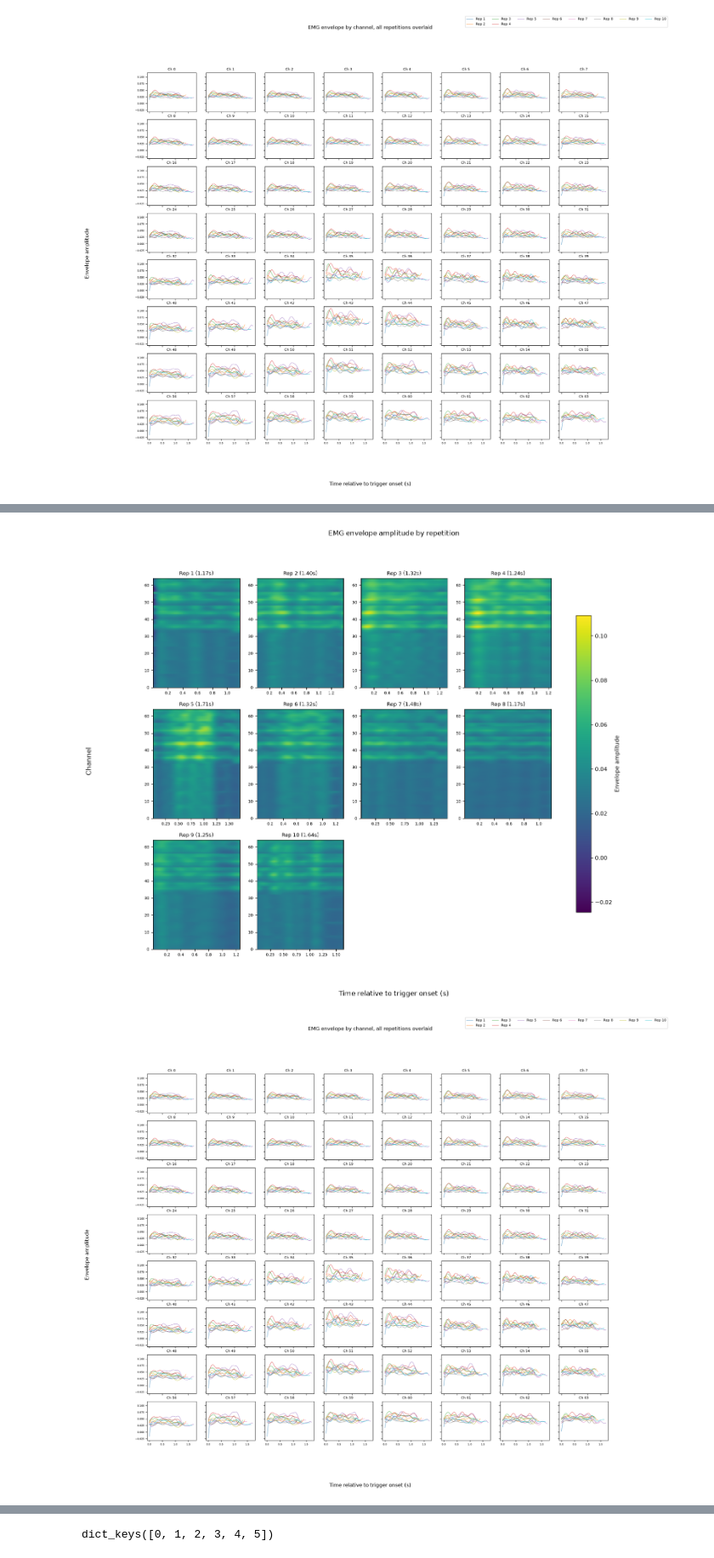
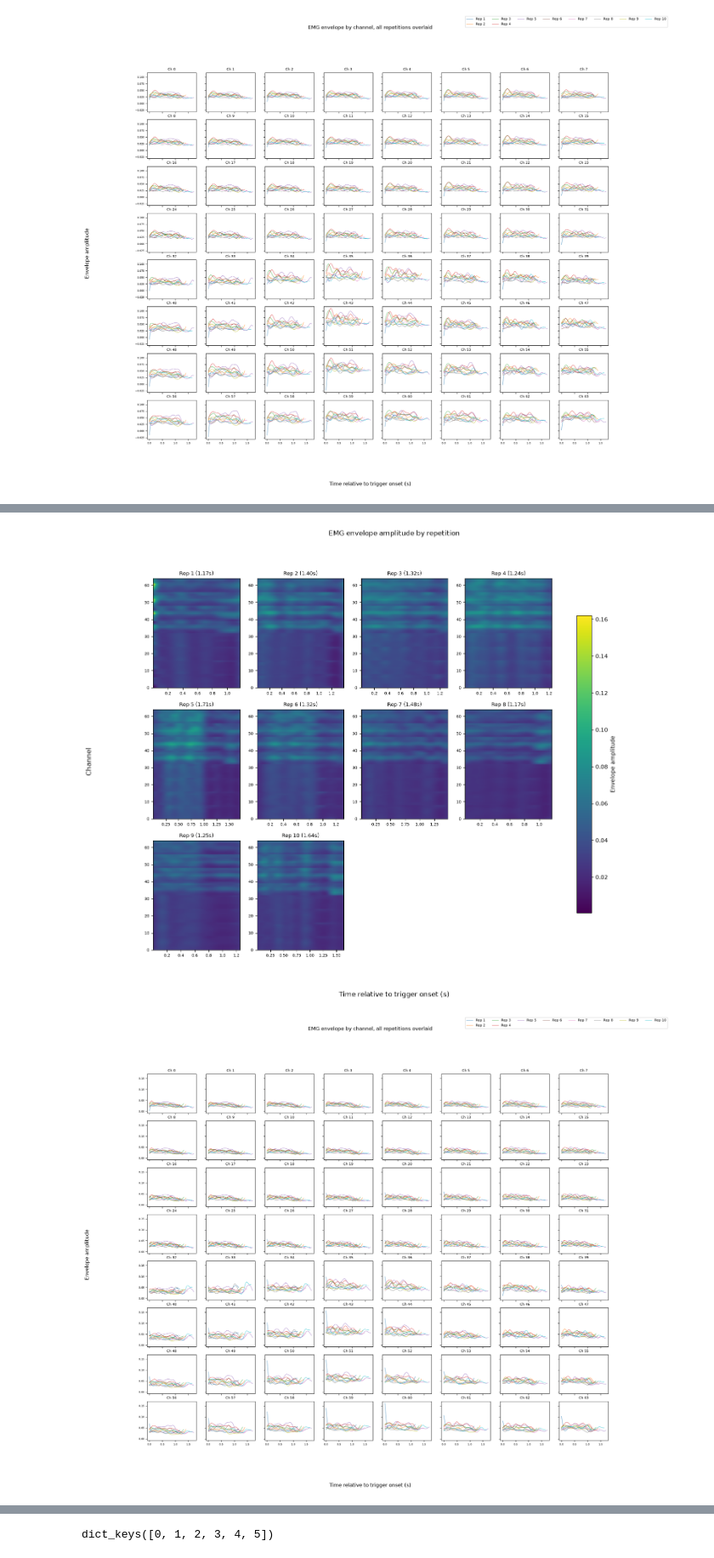
Before and after one commit to lizkalen/ReachGrasp, a Jupyter notebook: src/Reach&Grasp_decode.ipynb, the cells around one changed output, grey strips where cells are left out. Shown at 85% size. Cells and saved outputs as stored; diff of their text form; code cells hidden in the pictures.

Commit message:
Updated trigger_mod in get_movement_subset to extent/shrink trigger bounds

```diff
--- a/src/Reach&Grasp_decode.ipynb
+++ b/src/Reach&Grasp_decode.ipynb
@@ -67,7 +80,7 @@ ex movement_subset['sub-01']['HO']['emg_data'] yields the data for sub-01 during
 ex movement_subset['sub-01']['HO']['time_labels']  yields and array of the specific time values for the movement bounds
 
 """
-movement_subset = {}
+
 
 def get_movement_subset(trigger_mod):
     """
@@ -75,24 +88,27 @@ def get_movement_subset(trigger_mod):
     trigger_type: str, determines whether the original trigger bounds (determined by kinematic data)
         are used for data segmenting, or whether the extended vesrion is.
     """
+    movement_subset = {}
     trigger_lookup = {}
+    events.subjects = events.subjects[: len(subjs)] # only take the events for subjects included in list
+    for subj_event in events.subjects:
+        for task in subj_event.tasks:
+            trigger_lookup[(subj_event.subject_name, task.task_name)] = np.asarray(task.time2cut/fs_Vicon) # use kinematic fs
 
-    for subj in events.subjects:
-        for task in subj.tasks:
-            trigger_lookup[(subj.subject_name, task.task_name)] = np.asarray(task.time2cut/fs_Vicon + trigger_mod) # convert to index from seconds
-    # for subj in subjs:
-    #     for task in tasks:
-            trigger_vals = trigger_lookup[(subj, task)]
+    for subj_str in subjs:
+        for task_str in tasks:
+            trigger_vals = trigger_lookup[(subj_str, task_str)]
+            trigger_vals[::2] -= trigger_mod # subtrack trigger_mod from even indexes to have start times begin earlier
+            trigger_vals[1::2] += trigger_mod # add trigger_mod from odd indexes to have end times end later
 
             task_file_name = os.path.join(INPUT_DIR,
-                                                subj,
-                                                f'emg/{subj}_task-{task}_acq-sessantaquattro_emg.csv'
+                                                subj_str,
+                                                f'emg/{subj_str}_task-{task_str}_acq-sessantaquattro_emg.csv'
                                                 )
             task_df = pd.read_csv(task_file_name, header = None)
             task_df.columns =  ['time'] + [f'channel{i}' for i in range(1, nChann + 1)] # rename so col 1 is named time, 2 is channel 1...
             task_df_t = task_df.set_index('time').T # set time as the index and transpose so they become the columns
             task_df_t.reset_index(drop = True, inplace = True)
-            #task_df_t = task_df_t[:, 1:]
 
             col_times = task_df_t.columns.to_numpy(dtype=float)
 
@@ -100,12 +116,12 @@ def get_movement_subset(trigger_mod):
             for start, end in np.array(trigger_vals).reshape(-1, 2):
                 mask |= (col_times >= start) & (col_times <= end)
 
-            if subj not in movement_subset:
-                movement_subset[subj] = {}
+            if subj_str not in movement_subset:
+                movement_subset[subj_str] = {}
 
             filtered = task_df_t.loc[:, mask]
 
-            movement_subset[subj][task]  = {
+            movement_subset[subj_str][task_str]  = {
                 'emg_data': filtered.to_numpy(),                        # data within trigger bounds (shape: nChann x nSamples)
                 'time_labels': filtered.columns.to_numpy(dtype=float,),   # array of the time values for the specific movement and subject within trigger bounds
                 'trigger_vals': trigger_vals # array with trigger values for movement and subject
@@ -560,13 +496,13 @@ print(bound_times02)
 # %%
 bound_times02 = movement_subset_02['sub-02']['Trid']['trigger_vals']
 sample_times02 = movement_subset_02['sub-02']['Trid']['time_labels']
 
-emg_graphs02 = visualize_trigger_bounds(emg_raw02, sample_times02, bound_times02, fs = 2048)
+emg_graphs02 = visualize_trigger_bounds(emg_raw02, sample_times02, bound_times02, fs = 2000)
 emg_graphs02['heatmap'][0].savefig('emg_heatmap02.png')
 emg_graphs02['grid'][0].savefig("emg_grid02.png")
 # %% [output]
-[figure, old version]
+[figure, new version]
-[figure, old version]
+[figure, new version]
 # %%
 from scipy.interpolate import interp1d
 
```
Also changed, not shown: parts of 11 cells of this notebook.
